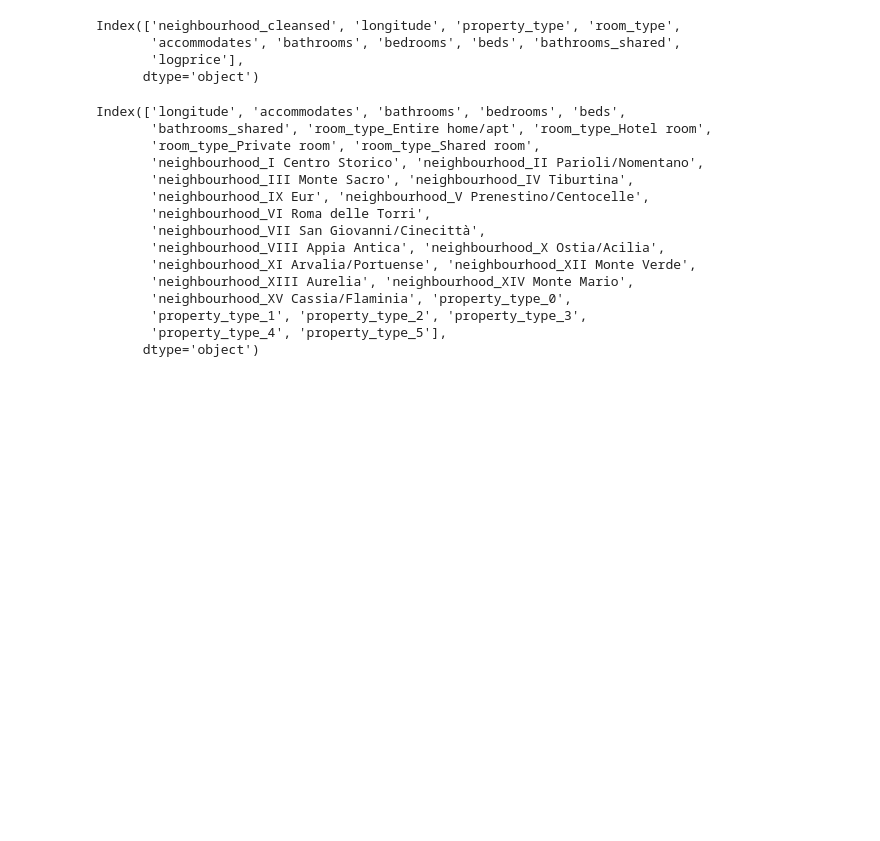
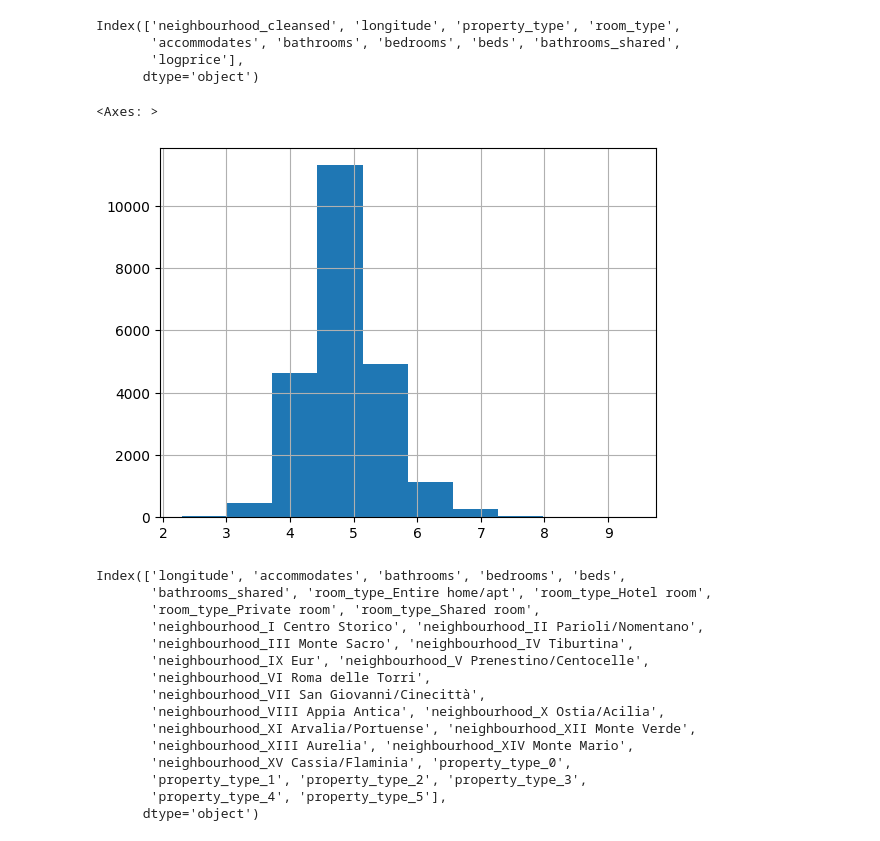
Before and after one commit to LorenzoBonanni/RomeAirbnbAnalysis, a Jupyter notebook: model.ipynb, the cells around one changed output. Drawn from its saved outputs; the diff is of its cells as text; code cells hidden in the pictures; blank space fills up the shorter version.

```diff
--- a/model.ipynb
+++ b/model.ipynb
@@ -60,7 +60,12 @@ new_columns = pd.DataFrame(binary_encoder.transform(df['property_type']), column
 df = pd.concat([df, new_columns], axis=1)
 df.drop(columns=['property_type'], inplace=True)
 # %%
-price = np.log(df.pop('logprice'))
+price = df.pop('logprice')
+# %%
+price.hist()
+# %% [output]
+<Axes: >
+[figure, added]
 # %%
 df.columns
 # %% [output]
```
Also changed, not shown: parts of 6 cells of this notebook, 4 other files.
